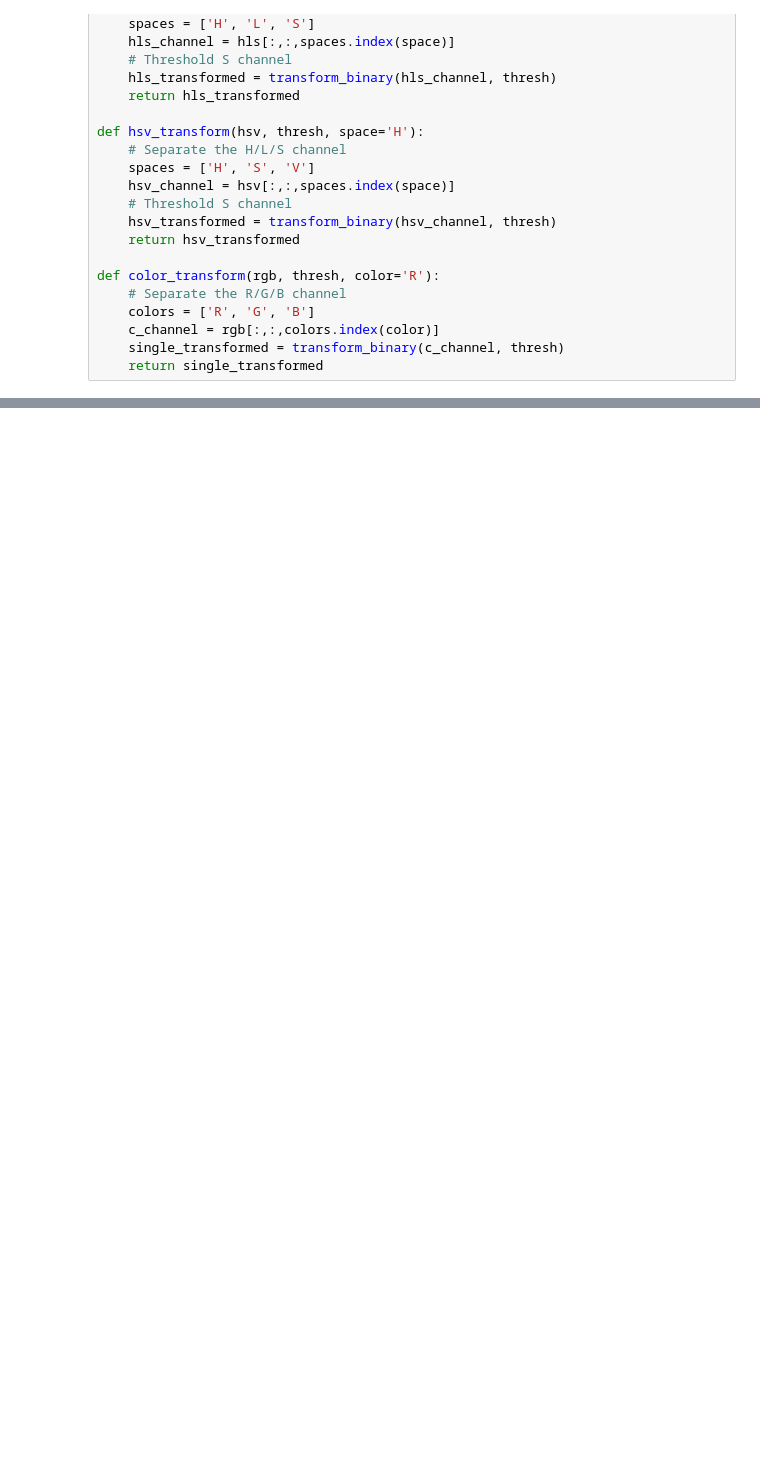
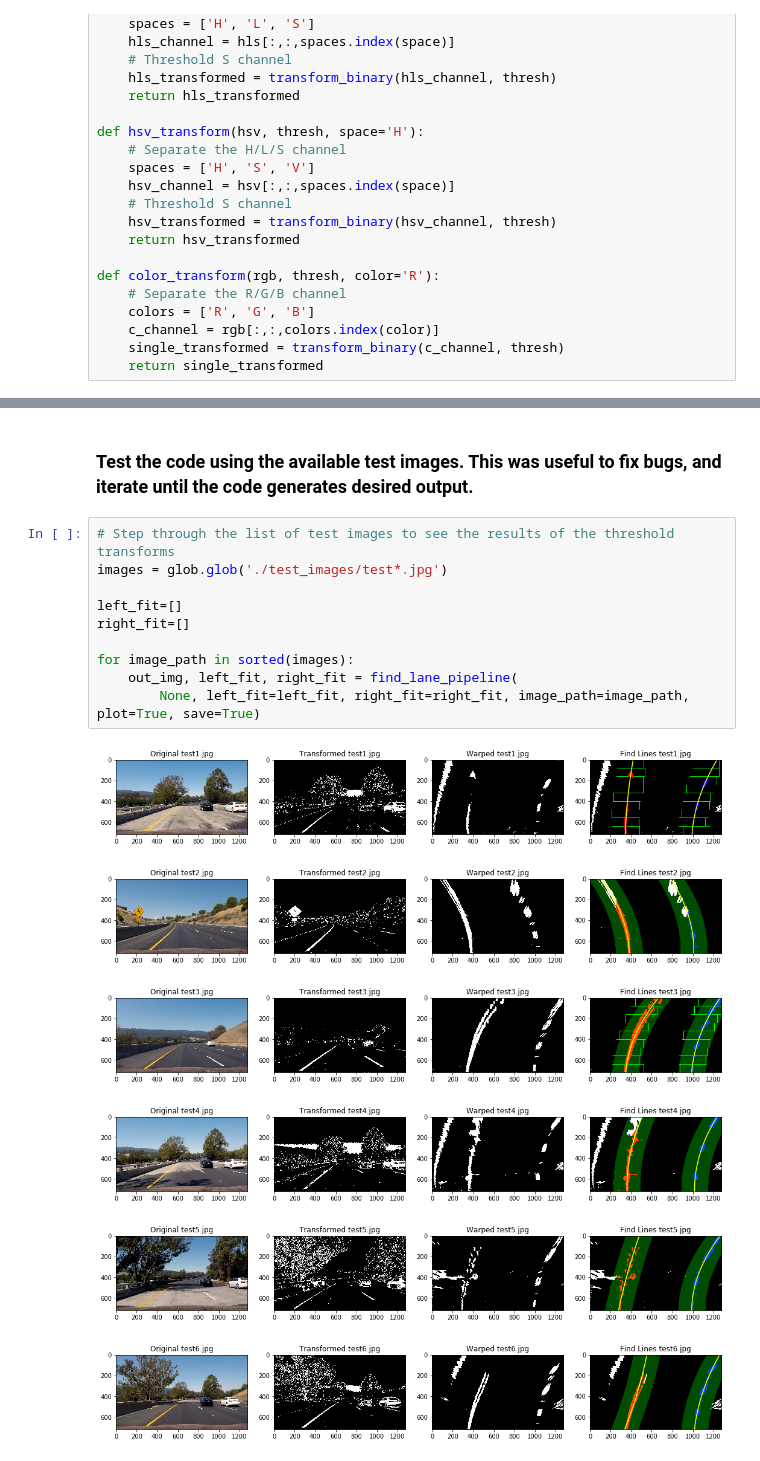
Before and after one commit to itprov/CarND-Advanced-Lane-Lines, a Jupyter notebook: Find-Lane-Advanced.ipynb, the cells around one changed output, grey strips where cells are left out. Drawn from its saved outputs; the diff is of its cells as text; blank space fills up the shorter version.

```diff
--- a/Find-Lane-Advanced.ipynb
+++ b/Find-Lane-Advanced.ipynb
@@ -296,0 +499,19 @@ for image in sorted(images):
+# %% [markdown]
+### Test the code using the available test images. This was useful to fix bugs, and iterate until the code generates desired output.
+# %%
+# Step through the list of test images to see the results of the threshold transforms
+images = glob.glob('./test_images/test*.jpg')
+
+left_fit=[]
+right_fit=[]
+
+for image_path in sorted(images):
+    out_img, left_fit, right_fit = find_lane_pipeline(
+        None, left_fit=left_fit, right_fit=right_fit, image_path=image_path, plot=True, save=True)
+# %% [output]
+[figure, added]
+[figure, added]
+[figure, added]
+[figure, added]
+[figure, added]
+[figure, added]
```
Also changed, not shown: parts of 15 cells of this notebook, 22 other files.
